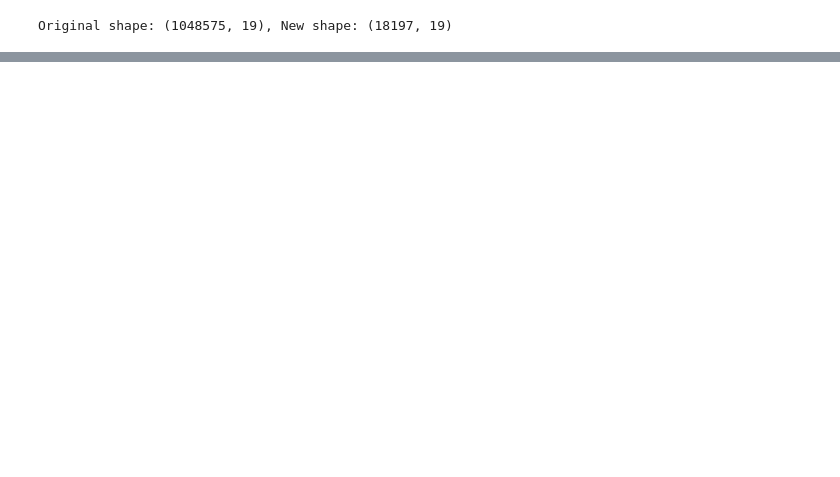
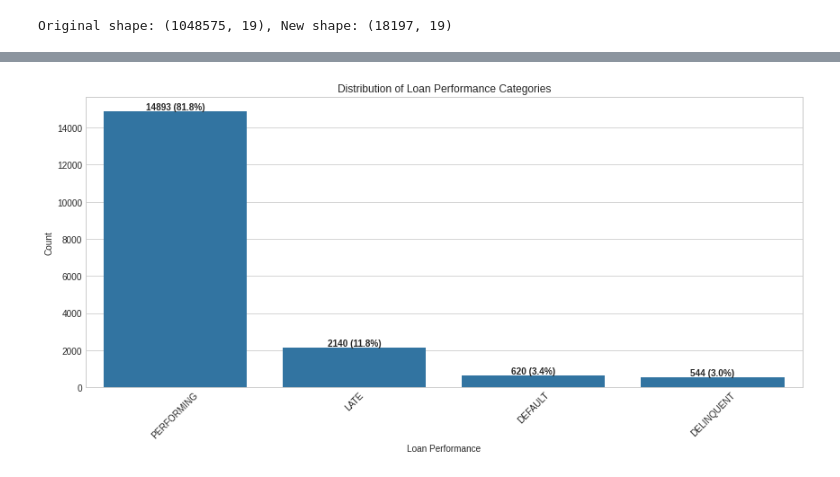
Before and after one commit to KaiFa254/SmartLender, a Jupyter notebook: notebooks/Alex.ipynb, the cells around one changed output, grey strips where cells are left out. Cells and saved outputs as stored; diff of their text form; code cells hidden in the pictures; blank space fills up the shorter version.

```diff
--- a/notebooks/Alex.ipynb
+++ b/notebooks/Alex.ipynb
@@ -299,0 +268,17 @@ df_1
+# %%
+# Create loan performance categories
+conditions = [
+    (df_clean['OD_DAYS'] == 0),
+    (df_clean['OD_DAYS'] > 0) & (df_clean['OD_DAYS'] <= 30),
+    (df_clean['OD_DAYS'] > 30) & (df_clean['OD_DAYS'] <= 90),
+    (df_clean['OD_DAYS'] > 90)
+]
+choices = ['PERFORMING', 'LATE', 'DELINQUENT', 'DEFAULT']
+df_clean.loc[:, 'LOAN_PERFORMANCE'] = np.select(conditions, choices, default='UNKNOWN')
+# %%
+# Create Principal-to-Income ratio
+df_clean.loc[:, 'PRINCIPAL_TO_INCOME'] = df_clean['PRINCIPAL_AMOUNT'] / df_clean['NET INCOME']
+df_clean.loc[:, 'PRINCIPAL_TO_INCOME'] = df_clean['PRINCIPAL_TO_INCOME'].replace([np.inf, -np.inf], np.nan)
+# %%
+# Calculate loan-to-value ratio proxy (assuming CREDIT_SCORE as a proxy for collateral quality)
+df_clean.loc[:, 'LOAN_TO_VALUE_PROXY'] = df_clean['PRINCIPAL_AMOUNT'] / (df_clean['CREDIT_SCORE'] * 100)
@@ -299,0 +312,13 @@ df_1
+# %%
+# Distribution of target variable
+plt.figure(figsize=(10, 6))
+default_counts = df_clean['DEFAULT'].value_counts()
+sns.barplot(x=default_counts.index, y=default_counts.values)
+plt.title('Distribution of Default vs Non-Default Loans')
+plt.xlabel('Default Status (0=Non-Default, 1=Default)')
+plt.ylabel('Count')
+plt.xticks([0, 1], ['Non-Default', 'Default'])
+for i, v in enumerate(default_counts.values):
+    plt.text(i, v + 100, f'{v} ({v/sum(default_counts.values):.1%})',
+             horizontalalignment='center', fontweight='bold')
+plt.show()
@@ -299,0 +327,16 @@ df_1
+# %%
+# Distribution of loan performance
+plt.figure(figsize=(12, 6))
+performance_counts = df_clean['LOAN_PERFORMANCE'].value_counts()
+sns.barplot(x=performance_counts.index, y=performance_counts.values)
+plt.title('Distribution of Loan Performance Categories')
+plt.xlabel('Loan Performance')
+plt.ylabel('Count')
+plt.xticks(rotation=45)
+for i, v in enumerate(performance_counts.values):
+    plt.text(i, v + 100, f'{v} ({v/sum(performance_counts.values):.1%})',
+             horizontalalignment='center', fontweight='bold')
+plt.tight_layout()
+plt.show()
+# %% [output]
+[figure, added]
```
Also changed, not shown: parts of 69 cells of this notebook.
